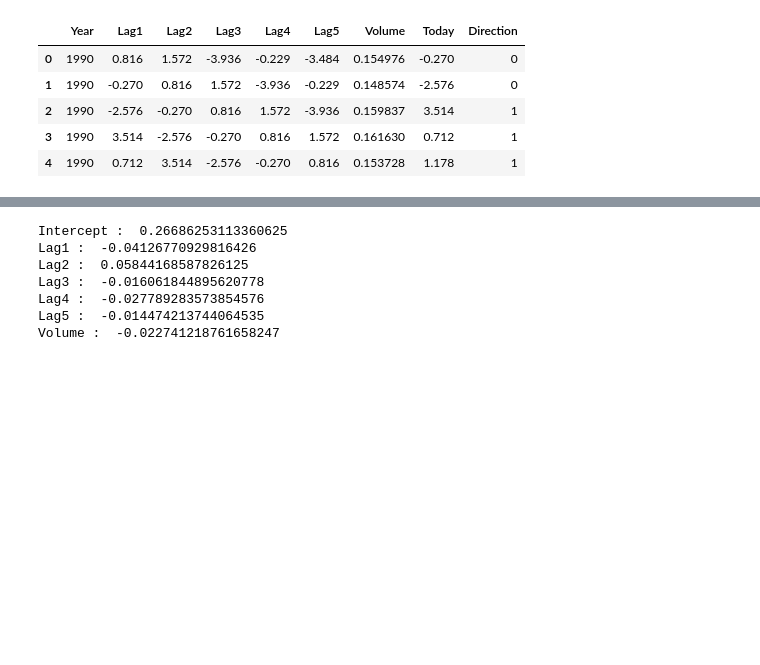
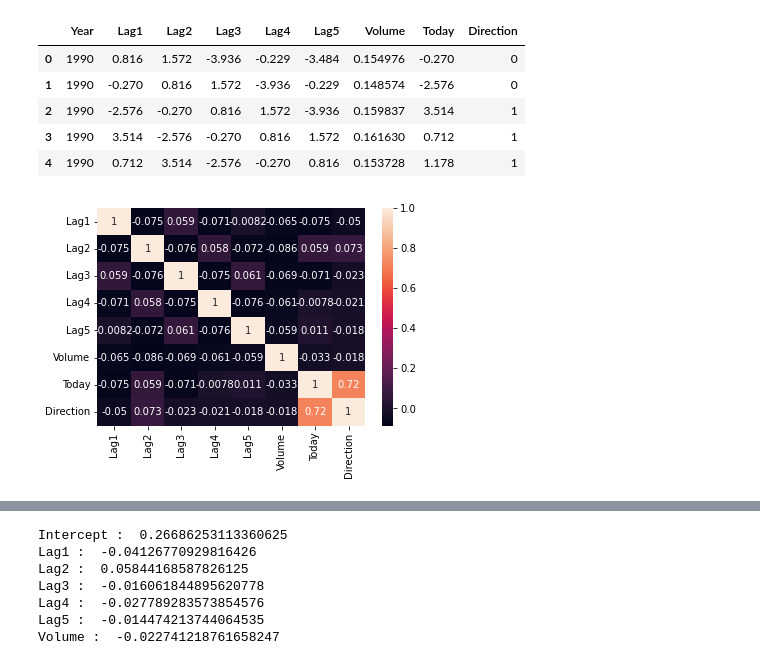
Before and after one commit to SvenNekula/StatisticalLearning, a Jupyter notebook: Chapter 4/Chapter4.ipynb, the cells around one changed output, grey strips where cells are left out. Cells and saved outputs as stored; diff of their text form; code cells hidden in the pictures; blank space fills up the shorter version.

```diff
--- a/Chapter 4/Chapter4.ipynb
+++ b/Chapter 4/Chapter4.ipynb
@@ -41,4 +42,8 @@ weekly.head()
 # %%
 # a) numerical and graphical summaries of the Weekly data
 
-# -> Boxplots / Correlations ?
+corrMatrix = weekly.iloc[:,1:9].corr()
+sn.heatmap(corrMatrix, annot=True)
+plt.show()
+# %% [output]
+[figure, added]
```
Also changed, not shown: parts of 34 cells of this notebook.
